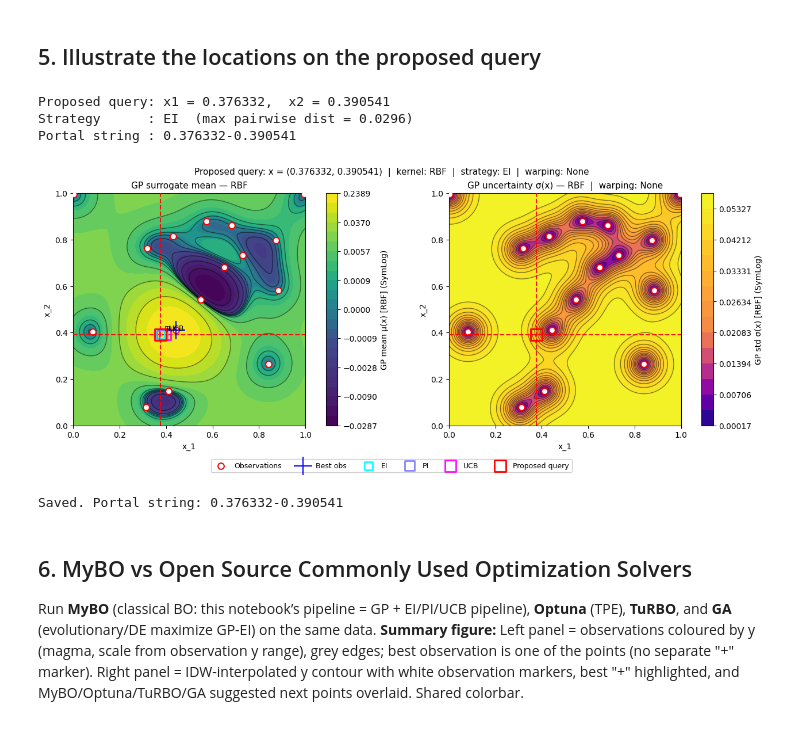
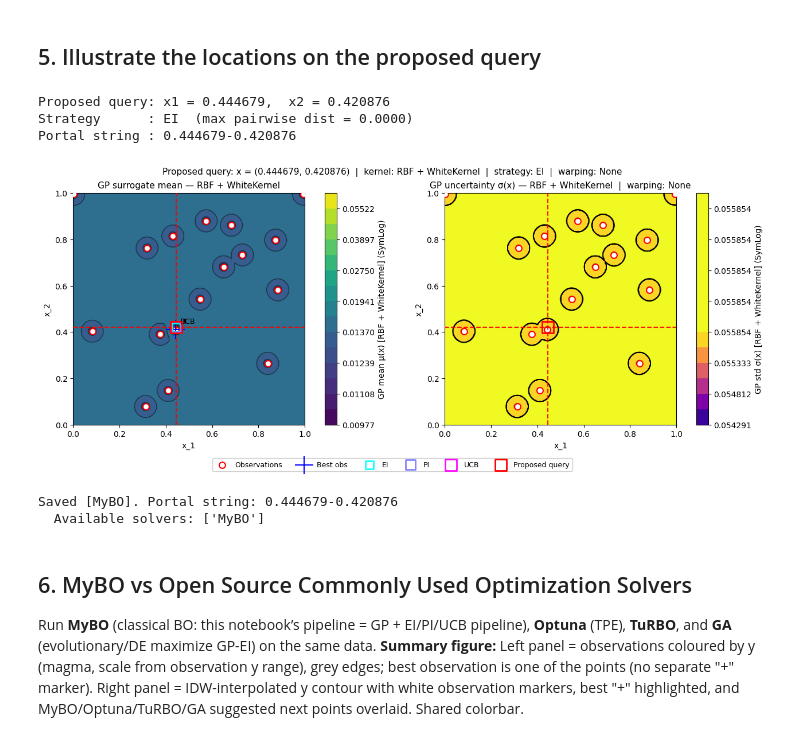
Before and after one commit to karefyllidis/SEBO, a Jupyter notebook: notebooks/function_1_Radiation-Detection.ipynb, the cells around one changed output. Drawn from its saved outputs; the diff is of its cells as text; code cells hidden in the pictures.

```diff
--- a/notebooks/function_1_Radiation-Detection.ipynb
+++ b/notebooks/function_1_Radiation-Detection.ipynb
@@ -90,12 +104,13 @@ LENGTH_SCALE          = 0.20   # init length-scale; sklearn optimizes this — l
 GP_ALPHA              = 1e-6   # nugget for numerical stability; raise to 1e-4 if Cholesky fails
 MATERN_NU             = 1.5    # roughness: 0.5=exp, 1.5=C¹, 2.5=C², ∞=RBF
 WHITE_NOISE_LEVEL     = 1e-6   # noise init; raise to 0.01-0.1 if oracle is stochastic
-GP_KERNEL             = "rbf"  # 'rbf' | 'matern' for kernel choice
-OPTIMIZE_KERNEL       = True   # fit kernel hyperparameters via LML
-N_RESTARTS_KERNEL     = 20     # restarts for kernel MLE
-CONSTANT_SCALE_BOUNDS = (1e-10, 1e10)
-LENGTH_SCALE_BOUNDS   = (1e-10, 20.0)
-WHITE_NOISE_BOUNDS    = (1e-50, 1e5)
+
+GP_KERNEL             = None   # None / "none" → LML auto-select; "RBF" | "Matern" | "RBF + WhiteKernel" → force that kernel
+OPTIMIZE_KERNEL       = True    # fit kernel hyperparameters via LML
+N_RESTARTS_KERNEL     = 25     # restarts for LML landscape
+CONSTANT_SCALE_BOUNDS = (0.1, 10)     # reasonable output-scale range
+LENGTH_SCALE_BOUNDS   = (0.01, 10)    # prevents length-scale collapsing to 0 or running away
+WHITE_NOISE_BOUNDS    = (1e-5, 1.0)   # bounded noise; unconstrained upper causes instability
 
 # ==== Output warping (HEBO-style): "none" | "boxcox" | "log" ====
 OUTPUT_WARPING = "none"
@@ -112,9 +127,12 @@ CANDIDATE_SAMPLING_METHOD = "sobol"  # 'grid' | 'lhs' | 'sobol' | 'random'
 
 # ==== Next-query strategy ====
 USE_ENSEMBLE    = False   # if True: centroid of EI/PI/UCB when they disagree
-SOLO_STRATEGY   = "EI"    # when USE_ENSEMBLE=False: "EI" | "PI" | "UCB"
+SOLO_STRATEGY   = "EI"     # when USE_ENSEMBLE=False: "EI" | "PI" | "UCB"
 AGREE_THRESHOLD = 0.15    # max pairwise distance below which we say "agree" and use EI
-MIN_DIST_THRESHOLD = 0.05 # minimum L2 distance from any obs; below this use high-dist fallback
+# F1 is a sparse hotspot: we need to refine NEAR the best point, so a large
+# exclusion radius prevents useful exploitation. 0.01 allows refinement while
+# still avoiding exact re-querying of existing points.
+MIN_DIST_THRESHOLD = 0.01 # minimum L2 distance from any obs; below this use high-dist fallback
 BOUNDARY_MARGIN = 0.05    # margin inside [0,1] for candidate sampling
 # %%
 # Prefer local CSV (updated each week); fall back to read-only initial data
@@ -179,24 +197,17 @@ if IF_SHOW_PLOT:
 **Two-panel plot:** Left = observations scatter coloured by y (magma); the colour scale is built from the **observation** y range so points span the colormap; grey edges for visibility. Right = IDW-interpolated y contour with observation markers (red) and point labels. SymLog scale is used when output warping is applied.
 # %%
 # ==== Evaluation grid + IDW interpolation ====
-from matplotlib.lines import lineStyles
-
 
 x1g = np.linspace(0, 1, n_grid)
 x2g = np.linspace(0, 1, n_grid)
 X1g, X2g = np.meshgrid(x1g, x2g)
 grid_pts = np.column_stack([X1g.ravel(), X2g.ravel()])
 candidate_pts = sample_candidates(n_cand, 2, method=CANDIDATE_SAMPLING_METHOD, seed=42)
-# High-dist fallback: candidate farthest from any obs (for proximity check in §4)
-min_dist_cand = np.min(np.sqrt(((candidate_pts[:, None, :] - X[None, :, :]) ** 2).sum(axis=2)), axis=1)
-next_x_high_dist = np.clip(np.asarray(candidate_pts[np.argmax(min_dist_cand)]).ravel(), 0.0, 0.999999)
 dist_gx = np.sqrt(((grid_pts[:, None, :] - X[None, :, :]) ** 2).sum(axis=2)) + 1e-12
 w = 1.0 / (dist_gx ** 2)
 Y_grid = ((w * y[None, :]).sum(axis=1) / w.sum(axis=1)).reshape(X1g.shape)
 
-
 # ====  PLOTS  ====
-
 
 # --- 2D plots: scatter (left) + interpolated contour (right) ---
 # Use symlog only when output warping is applied; linear when warping is None (run warping cell first for WARP_LABEL)
@@ -260,7 +271,7 @@ if IF_SHOW_PLOT:
     plt.show()
 
 # ==== Top candidate regions ====
-TOP_N = 15
+TOP_N = 16
 N_TOP = min(TOP_N, len(y))
 top_idx   = np.argsort(y)[::-1][:N_TOP]   # indices sorted best → worst
 top_ranks = np.arange(1, N_TOP + 1)        # 1 = best
@@ -271,8 +282,8 @@ sizes  = np.linspace(280, 60, N_TOP)
 colors = plt.cm.YlOrRd_r(np.linspace(0.05, 0.85, N_TOP))
 
 # ==== 3D contour surface built from top-10 points only ====
-VIEW_ELEV = 35   # elevation angle (deg)
-VIEW_AZIM = 55   # azimuth / rotation angle (deg); 45 for 45° rotation
+VIEW_ELEV = 45   # elevation angle (deg)
+VIEW_AZIM = -120   # azimuth / rotation angle (deg); 45 for 45° rotation
 
 dist_top = np.sqrt(((grid_pts[:, None, :] - top_X[None, :, :]) ** 2).sum(axis=2)) + 1e-12
 w_top = 1.0 / (dist_top ** 2)
@@ -772,11 +793,7 @@ try:
     _ = next_x
 except NameError:
     _ei = gaussian_ei(candidate_pts, best_gp_neg, y_opt=-y_best, xi=XI_EI_PI)
-    _min_d = np.min(np.sqrt(((candidate_pts[:, None, :] - X[None, :, :]) ** 2).sum(axis=2)), axis=1)
-    _ei[_min_d < MIN_DIST_THRESHOLD] = -np.inf
-    _idx = np.argmax(_ei)
-    _fallback = np.clip(np.asarray(candidate_pts[np.argmax(_min_d)]).ravel(), 0.0, 0.999999)
-    next_x = np.clip(np.asarray(_fallback if _min_d[_idx] < MIN_DIST_THRESHOLD else candidate_pts[_idx]).ravel(), 0.0, 0.999999)
+    next_x = np.clip(np.asarray(candidate_pts[np.argmax(_ei)]).ravel(), 0.0, 0.999999)
 
 _method = CANDIDATE_SAMPLING_METHOD
 
@@ -829,52 +846,66 @@ ax2.axvline(next_x[0], color="r", linestyle="--", linewidth=1.5, alpha=0.9, zord
 ax2.axhline(next_x[1], color="r", linestyle="--", linewidth=1.5, alpha=0.9, zorder=6)
 ax2.set_xlabel("x_1", fontsize=10); ax2.set_ylabel("x_2", fontsize=10)
 ax2.set_title(f"GP uncertainty σ(x) — {best_name}  |  warping: {WARP_LABEL}", fontsize=11)
 ax2.set_aspect("equal")
 
 # Shared legend
 handles1, labels1 = ax1.get_legend_handles_labels()
 fig.legend(handles1, labels1, loc="lower center", bbox_to_anchor=(0.5, -0.08),
            ncol=7, fontsize=9, frameon=True, framealpha=0.95)
 _strat_label = ("ensemble — centroid" if (USE_ENSEMBLE and max_d >= AGREE_THRESHOLD)
                 else "ensemble — EI (agreed)" if USE_ENSEMBLE
                 else SOLO_STRATEGY)
 fig.suptitle(
     f"Proposed query: x = ({next_x[0]:.6f}, {next_x[1]:.6f})  |  "
     f"kernel: {best_name}  |  strategy: {_strat_label}  |  warping: {WARP_LABEL}",
     fontsize=11
 )
 print(f"Proposed query: x1 = {next_x[0]:.6f},  x2 = {next_x[1]:.6f}")
 print(f"Strategy      : {_strat_label}  (max pairwise dist = {max_d:.4f})")
 print(f"Portal string : {next_x[0]:.6f}-{next_x[1]:.6f}")
 if IF_EXPORT_PLOT:
     out_dir = PLOT_EXPORT_DIR
     assert_not_under_initial_data(out_dir, project_root=repo_root)
     out_dir.mkdir(parents=True, exist_ok=True)
     fig.savefig(out_dir / "function_1_all_acquisition_points.png",
                 dpi=150, format="png", bbox_inches="tight")
     print("Plot saved")
 if IF_SHOW_PLOT:
     plt.show()
 # %% [output]
-Proposed query: x1 = 0.376332,  x2 = 0.390541
-Strategy      : EI  (max pairwise dist = 0.0296)
-Portal string : 0.376332-0.390541
+Proposed query: x1 = 0.444679,  x2 = 0.420876
+Strategy      : EI  (max pairwise dist = 0.0000)
+Portal string : 0.444679-0.420876
-[figure, old version]
+[figure, new version]
 # %%
 # Save next query: .npy for downstream code, .txt for the portal submission form
 if IF_EXPORT_QUERIES:
-    next_x_clip = np.clip(np.asarray(next_x, dtype=np.float64).ravel(), 0.0, 0.999999)
+    # Build solver registry: MyBO is always available; Optuna/TuRBO/GA require Section 6
+    _solutions = {"MyBO": np.asarray(next_x).ravel()}
+    try:
+        _solutions.update({name: np.asarray(x_pt).ravel() for name, x_pt in suggestions})
+    except NameError:
+        pass  # Section 6 not yet run — only MyBO available
+
+    if NEXT_QUERY_SOLUTION not in _solutions:
+        print(f"\u26a0  NEXT_QUERY_SOLUTION='{NEXT_QUERY_SOLUTION}' not in {list(_solutions.keys())}; "
+              f"run Section 6 first or change the flag. Falling back to MyBO.")
+    _export_x = _solutions.get(NEXT_QUERY_SOLUTION, _solutions["MyBO"])
+
+    next_x_clip = np.clip(np.asarray(_export_x, dtype=np.float64).ravel(), 0.0, 0.999999)
     portal_str = "-".join(f"{v:.6f}" for v in next_x_clip)
     out_dir = repo_root / "data" / "submissions" / "function_1"
     assert_not_under_initial_data(out_dir, project_root=repo_root)
     out_dir.mkdir(parents=True, exist_ok=True)
     np.save(out_dir / "next_input.npy", next_x_clip)
     (out_dir / "next_input_portal.txt").write_text(portal_str)
-    print("Saved. Portal string:", portal_str)
+    print(f"Saved [{NEXT_QUERY_SOLUTION}]. Portal string: {portal_str}")
+    print(f"  Available solvers: {list(_solutions.keys())}")
 else:
     print("IF_EXPORT_QUERIES=False; not saved.")
 # %% [output]
-Saved. Portal string: 0.376332-0.390541
+Saved [MyBO]. Portal string: 0.444679-0.420876
+  Available solvers: ['MyBO']
 # %% [markdown]
 ## 6. MyBO vs Open Source Commonly Used Optimization Solvers
 
```
Also changed, not shown: parts of 13 cells of this notebook, 11 other files.
